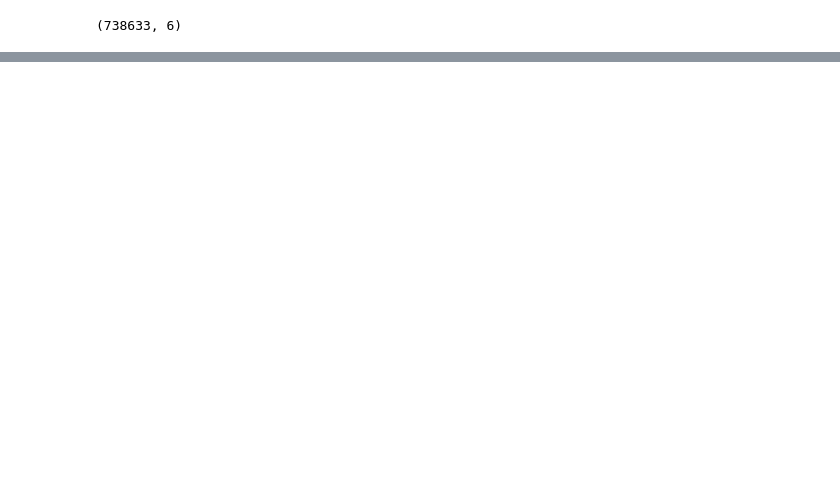
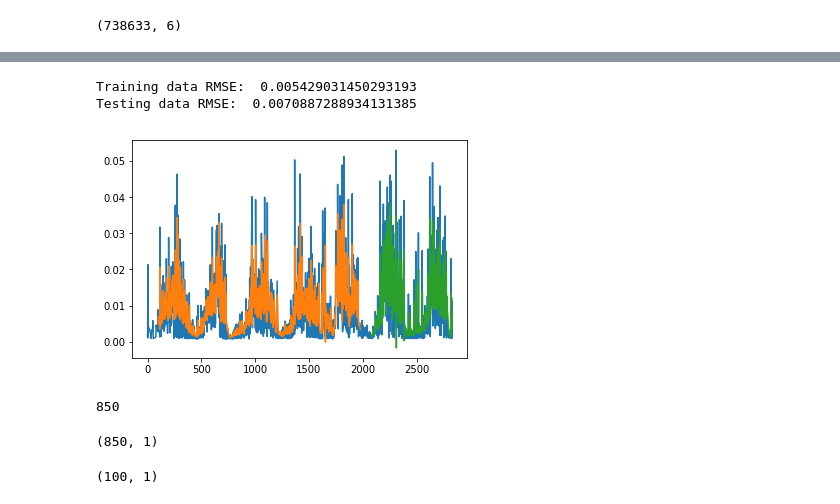
Before and after one commit to abhimanyu-jain/Magnetic-Field-Strength-Prediction, a Jupyter notebook: notebooks/LSTM.ipynb, the cells around one changed output, grey strips where cells are left out. Saved outputs shown, nothing was run; the diff lists cells and outputs as text; code cells hidden in the pictures; blank space fills up the shorter version.

```diff
--- a/notebooks/LSTM.ipynb
+++ b/notebooks/LSTM.ipynb
@@ -192,0 +293,7 @@ plt.xticks(rotation='vertical')
+# %%
+model=Sequential()
+model.add(LSTM(50,return_sequences=True,input_shape=(time_step,1)))
+model.add(LSTM(50,return_sequences=True))
+model.add(LSTM(50))
+model.add(Dense(1))
+model.compile(loss='mean_squared_error',optimizer='adam')
@@ -192,0 +320,2 @@ plt.xticks(rotation='vertical')
+# %%
+model.fit(X_train_reshaped,y_train,validation_data=(X_test_reshaped,ytest),epochs=100,batch_size=64,verbose=1)
@@ -192,0 +341,47 @@ plt.xticks(rotation='vertical')
+# %%
+### Lets Do the prediction and check performance metrics
+train_predict=model.predict(X_train_reshaped)
+test_predict=model.predict(X_test_reshaped)
+# %%
+##Transformback to original form, reverse the effect of scaling
+train_predict_unscaled = scaler.inverse_transform(train_predict)
+test_predict_unscaled = scaler.inverse_transform(test_predict)
+y_train_unscaled = scaler.inverse_transform(np.array(y_train).reshape(-1,1))
+ytest_unscaled = scaler.inverse_transform(np.array(ytest).reshape(-1,1))
+# %%
+### Calculate RMSE performance metrics. RMSE on training data gives a benchmark to compare against.
+import math
+from sklearn.metrics import mean_squared_error
+training_RMSE = math.sqrt(mean_squared_error(y_train_unscaled, train_predict_unscaled))
+print("Training data RMSE: ", training_RMSE)
+
+### Test Data RMSE
+test_RMSE = math.sqrt(mean_squared_error(ytest_unscaled, test_predict_unscaled))
+print("Testing data RMSE: ", test_RMSE)
+# %% [output]
+Training data RMSE:  0.005429031450293193
+Testing data RMSE:  0.0070887288934131385
+# %%
+### Plotting
+# shift train predictions for plotting
+look_back = time_step
+trainPredictPlot = np.empty_like(B)
+trainPredictPlot[:, :] = np.nan
+trainPredictPlot[look_back:len(train_predict_unscaled)+look_back, :] = train_predict_unscaled
+
+# shift test predictions for plotting
+testPredictPlot = np.empty_like(B)
+testPredictPlot[:, :] = np.nan
+testPredictPlot[len(train_predict_unscaled)+(look_back*2)+1:len(B)-1, :] = test_predict_unscaled
+
+# plot baseline and predictions
+plt.plot(scaler.inverse_transform(B))
+plt.plot(trainPredictPlot)
+plt.plot(testPredictPlot)
+plt.show()
+# %% [output]
+[figure, added]
+# %%
+len(test)
+# %% [output]
+850
@@ -192,0 +393,11 @@ plt.xticks(rotation='vertical')
+# %%
+test.shape
+# %% [output]
+(850, 1)
+# %%
+# Create a list of latest 100 observations
+
+lst = test[len(test) - prev_days -1:len(test)-1]
+lst.shape
+# %% [output]
+(100, 1)
```
Also changed, not shown: parts of 31 cells of this notebook, 9 other files.
